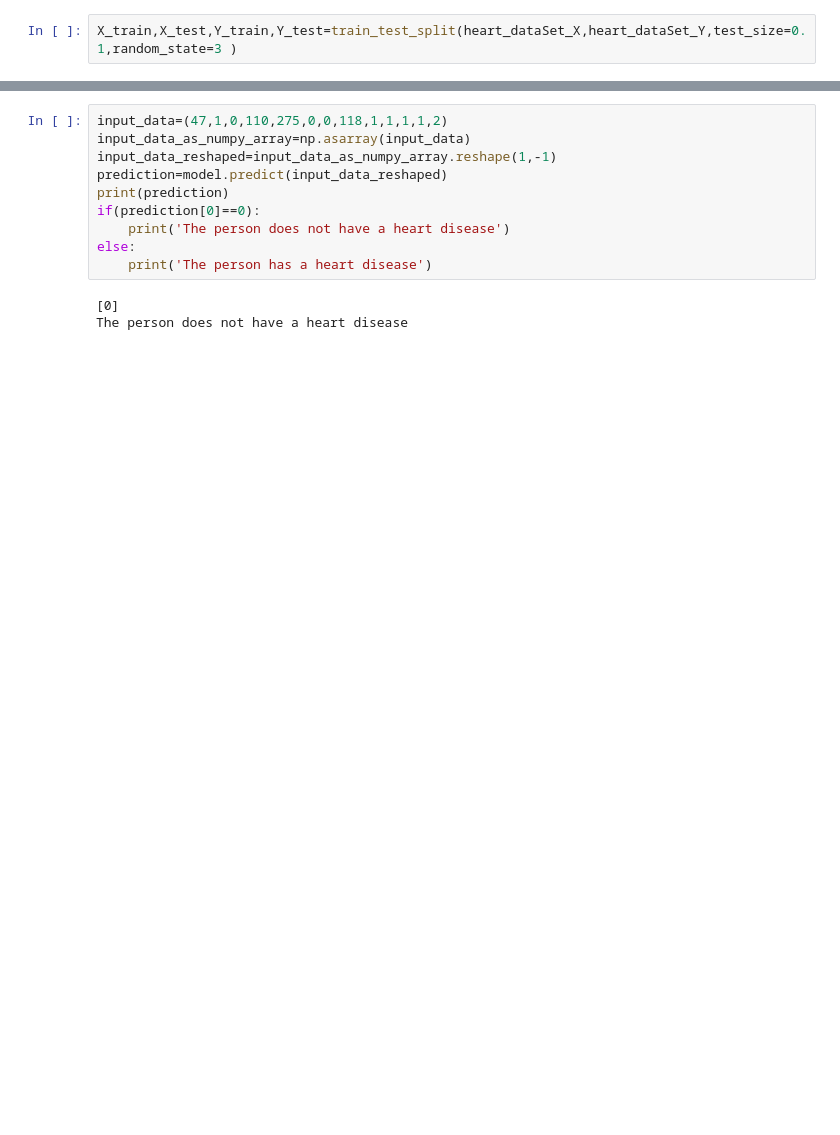
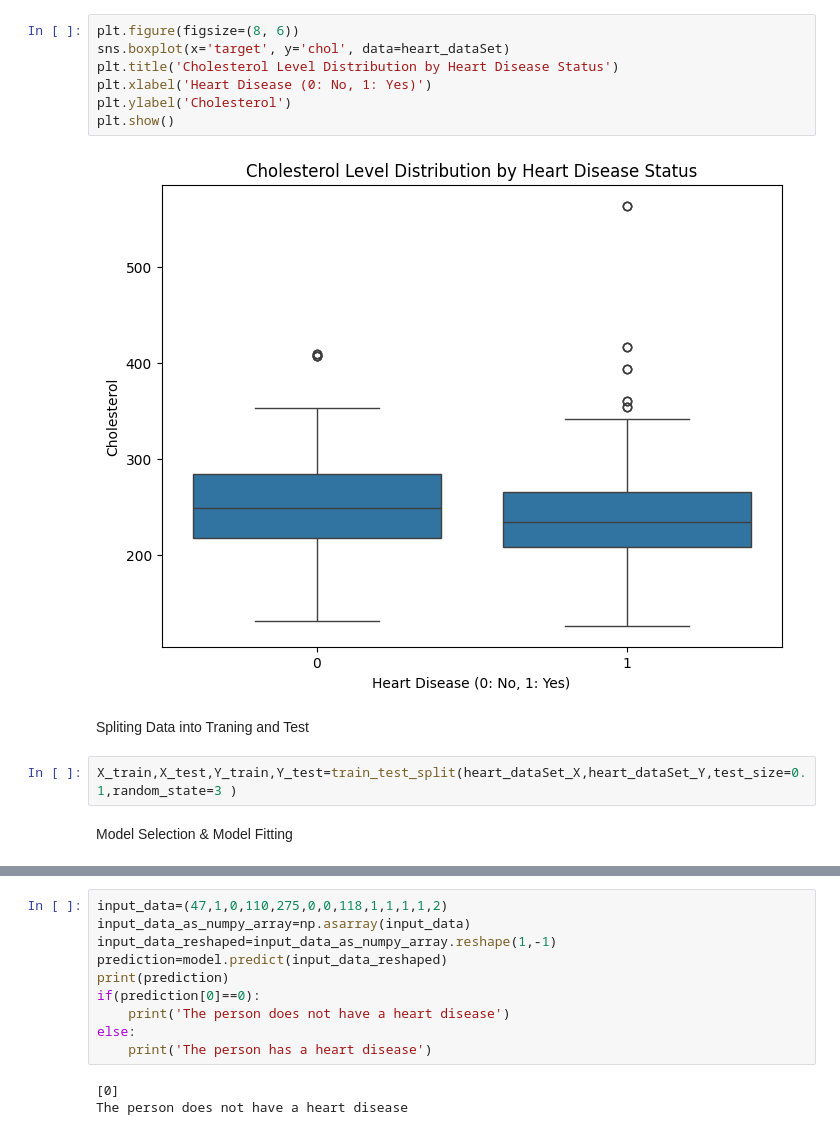
Before and after one commit to abhinav-1023/ML-Python-Practice, a Jupyter notebook: heartDisease.ipynb, the cells around one changed output, grey strips where cells are left out. Drawn from its saved outputs; the diff is of its cells as text; blank space fills up the shorter version.

```diff
--- a/heartDisease.ipynb
+++ b/heartDisease.ipynb
@@ -37,5 +88,18 @@ heart_dataSet_Y=heart_dataSet['target']
+# %%
+plt.figure(figsize=(8, 6))
+sns.boxplot(x='target', y='chol', data=heart_dataSet)
+plt.title('Cholesterol Level Distribution by Heart Disease Status')
+plt.xlabel('Heart Disease (0: No, 1: Yes)')
+plt.ylabel('Cholesterol')
+plt.show()
+# %% [output]
+[figure, added]
+# %% [markdown]
+Spliting Data into Traning and Test
 # %%
 X_train,X_test,Y_train,Y_test=train_test_split(heart_dataSet_X,heart_dataSet_Y,test_size=0.1,random_state=3 )
+# %% [markdown]
+Model Selection & Model Fitting
 # %%
 model=LogisticRegression()
 model.fit(X_train,Y_train)
```
Also changed, not shown: parts of 18 cells of this notebook.
